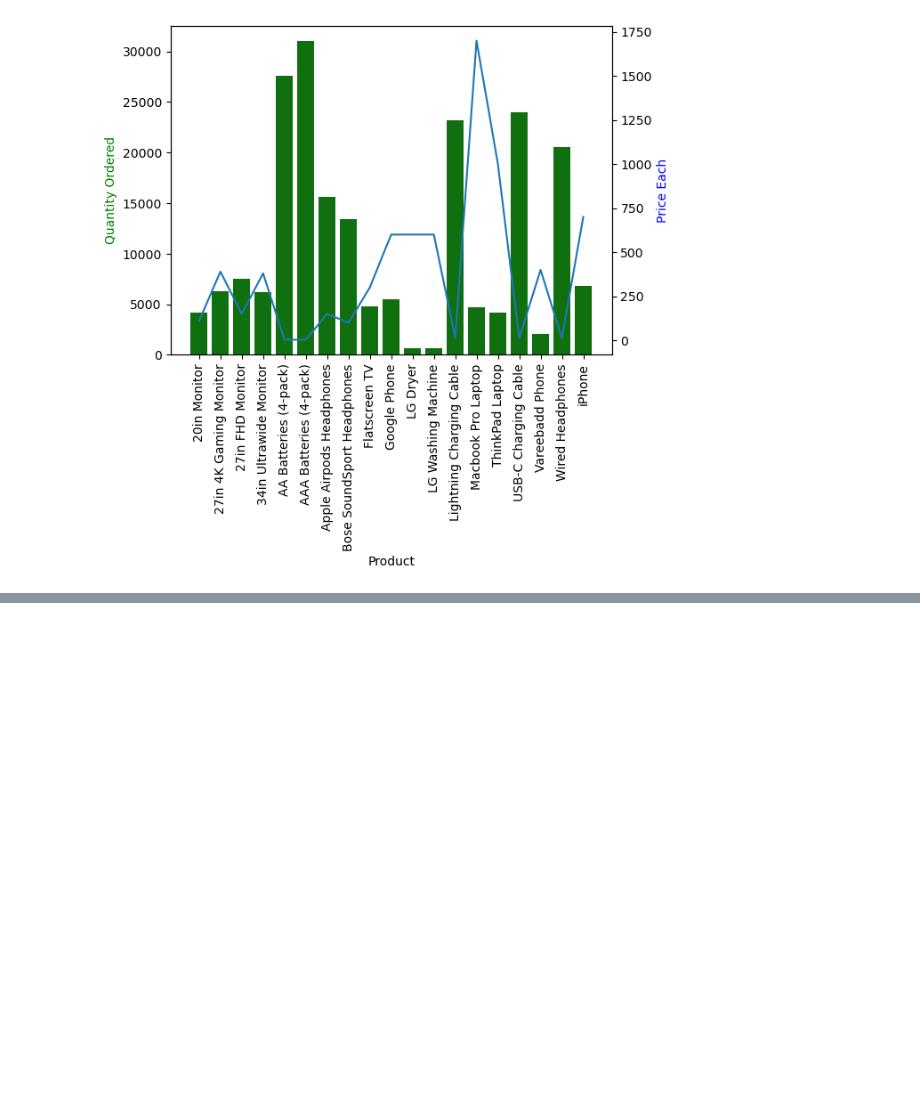
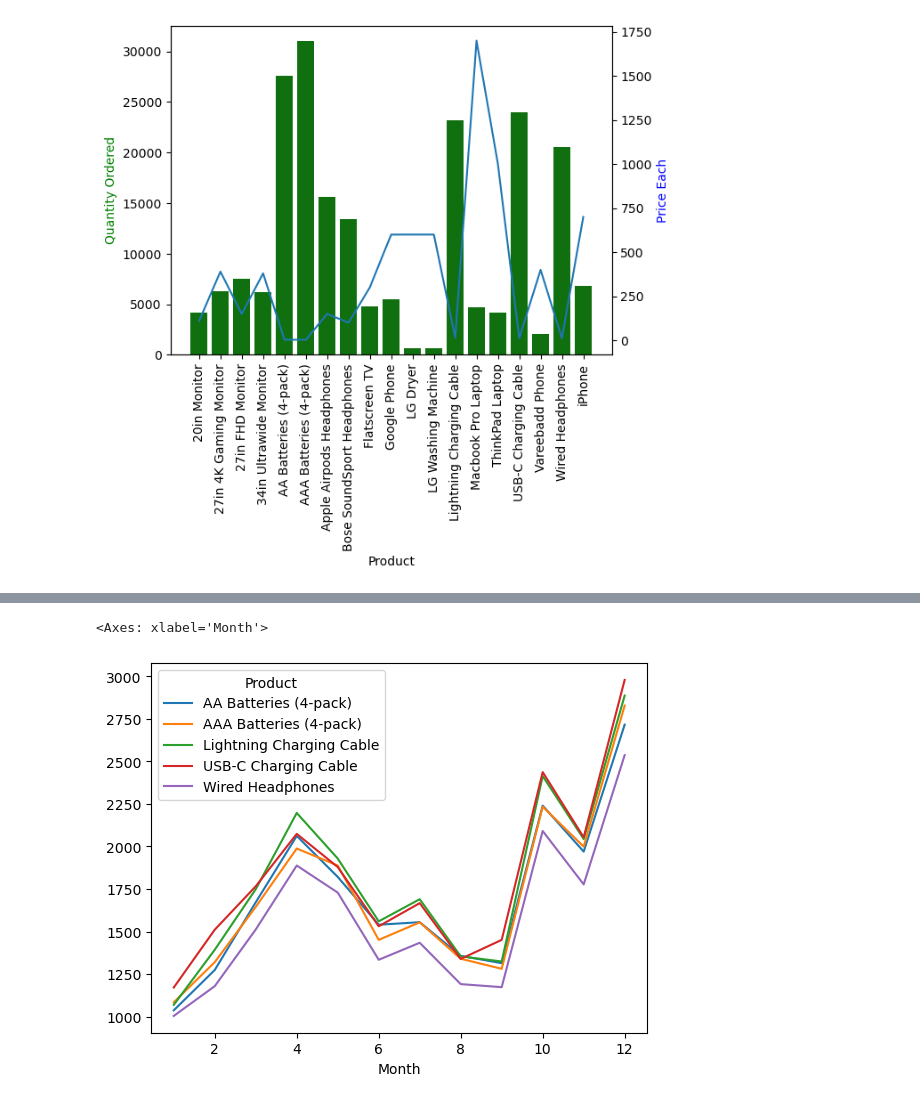
Before and after one commit to ThonteShila/DataAnalytics_Projects, a Jupyter notebook: Sales Data Analytics/Sales_data.ipynb, the cells around one changed output, grey strips where cells are left out. Saved outputs shown, nothing was run; the diff lists cells and outputs as text; code cells hidden in the pictures; blank space fills up the shorter version.

Commit message:
Most saling product multiline plot

```diff
--- a/Sales Data Analytics/Sales_data.ipynb
+++ b/Sales Data Analytics/Sales_data.ipynb
@@ -334,0 +337,4 @@ Text(0, 0.5, 'Price Each')
+# %%
+#Picvot table means to display data in a tabular format with rows and columns, where you can easily summarize and analyze data by grouping and aggregating it based on specific criteria. It allows you to quickly see patterns, trends, and relationships in your data, making it easier to draw insights and make informed decisions.
+#Most sold product
+most_sold=df["Product"].value_counts()[0:5].index
@@ -334,0 +347,2 @@ Text(0, 0.5, 'Price Each')
+# %%
+most_sold_df=df[df["Product"].isin(most_sold)]
@@ -334,0 +365,2 @@ Text(0, 0.5, 'Price Each')
+# %%
+pivot=most_sold_df.groupby(["Month","Product"]).size().unstack()
@@ -334,0 +384,5 @@ Text(0, 0.5, 'Price Each')
+# %%
+pivot.plot()
+# %% [output]
+<Axes: xlabel='Month'>
+[figure, added]
```
Also changed, not shown: parts of 7 cells of this notebook.
